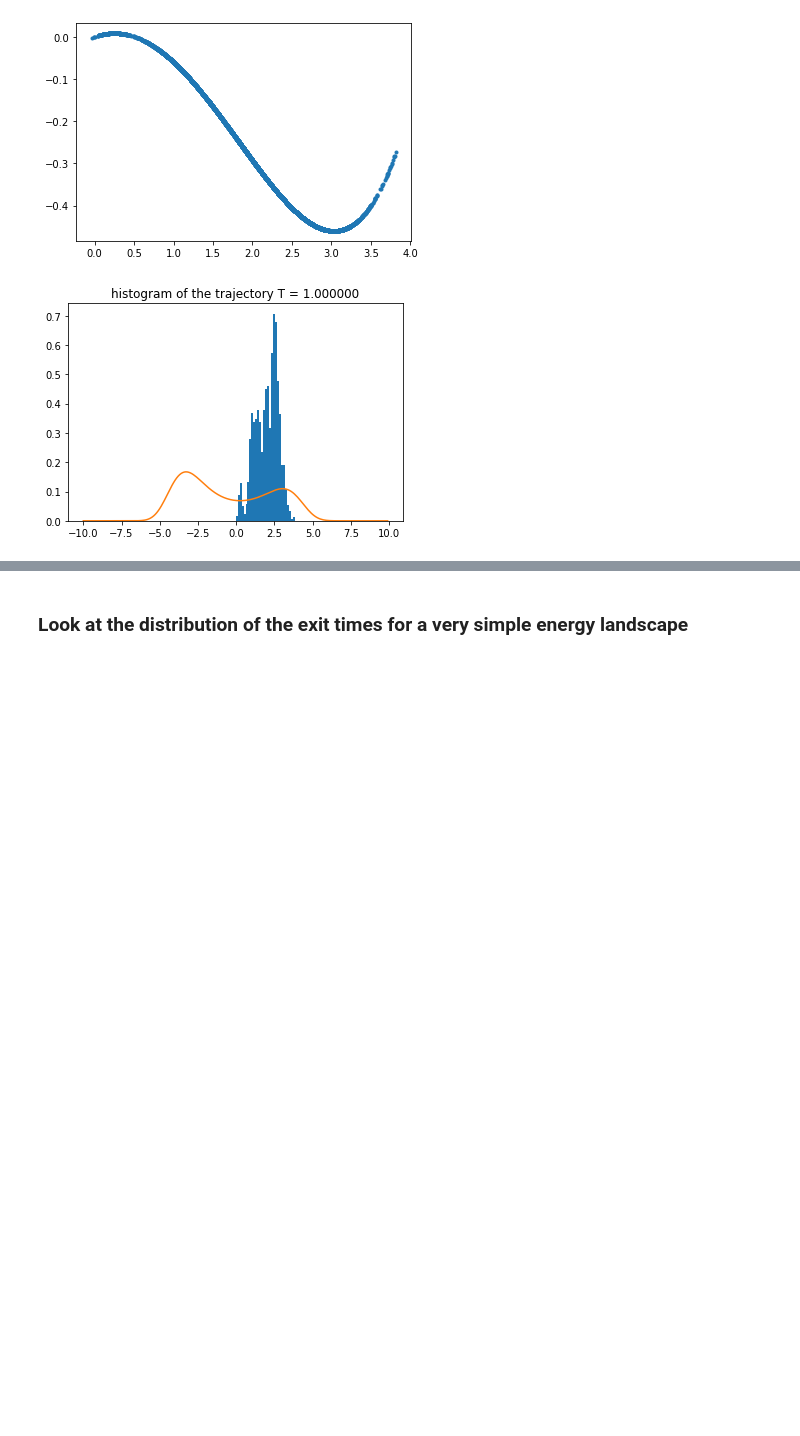
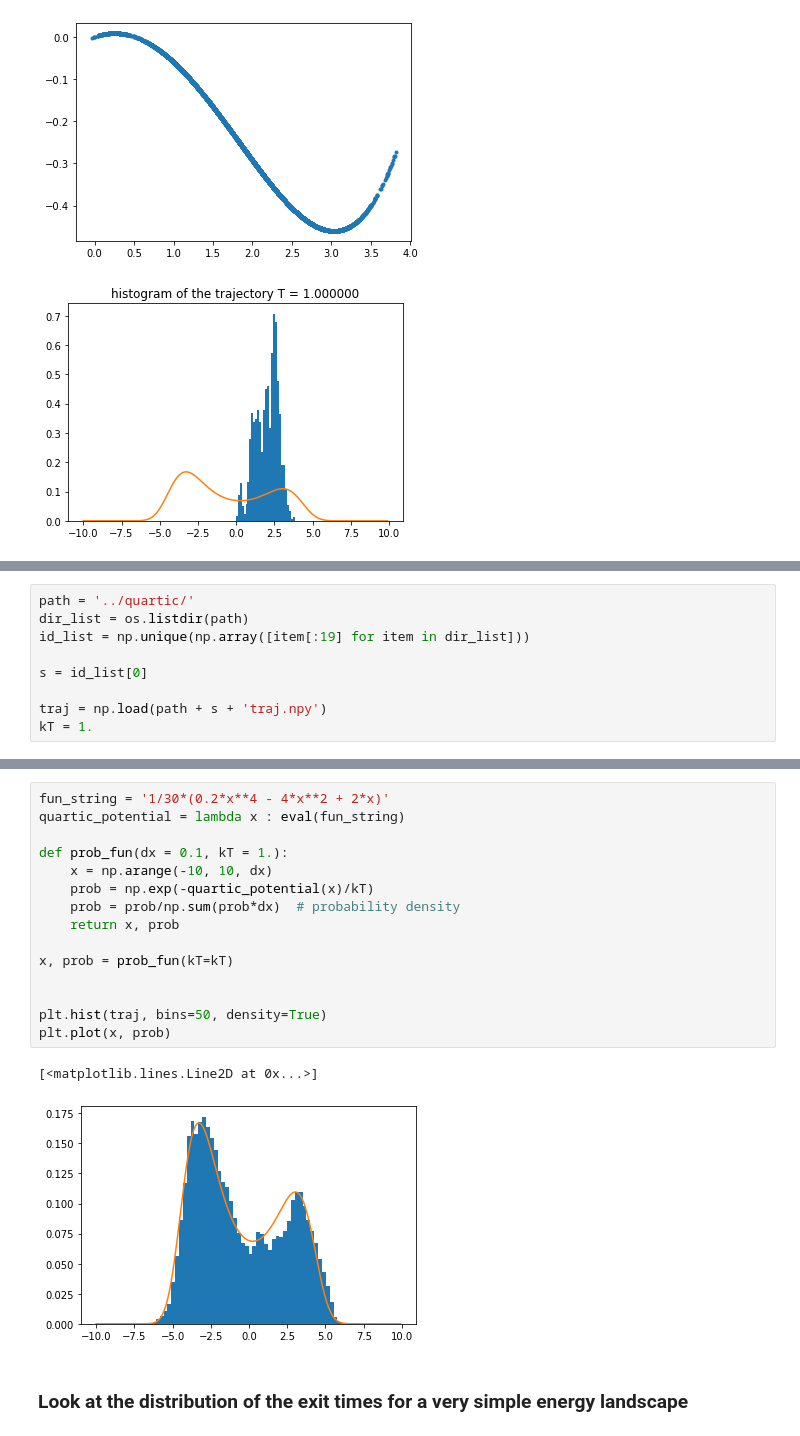
Before and after one commit to IvanGilardoni/Jeffreys_prior, a Jupyter notebook: exit_times.ipynb, the cells around one changed output, grey strips where cells are left out. Saved outputs shown, nothing was run; the diff lists cells and outputs as text; blank space fills up the shorter version.

```diff
--- a/exit_times.ipynb
+++ b/exit_times.ipynb
@@ -78,0 +82,9 @@ plt.plot(x, prob)
+# %%
+path = '../quartic/'
+dir_list = os.listdir(path)
+id_list = np.unique(np.array([item[:19] for item in dir_list]))
+
+s = id_list[0]
+
+traj = np.load(path + s + 'traj.npy')
+kT = 1.
@@ -79,3 +113,21 @@ plt.plot(x, prob)
+# %%
+fun_string = '1/30*(0.2*x**4 - 4*x**2 + 2*x)'
+quartic_potential = lambda x : eval(fun_string)
+
+def prob_fun(dx = 0.1, kT = 1.):
+    x = np.arange(-10, 10, dx)
+    prob = np.exp(-quartic_potential(x)/kT)
+    prob = prob/np.sum(prob*dx)  # probability density
+    return x, prob
+
+x, prob = prob_fun(kT=kT)
+
+
+plt.hist(traj, bins=50, density=True)
+plt.plot(x, prob)
+# %% [output]
+[<matplotlib.lines.Line2D at 0x...>]
+[figure, added]
 # %% [markdown]
 ### Look at the distribution of the exit times for a very simple energy landscape
 # %%
```
Also changed, not shown: parts of 5 cells of this notebook, 1 other file.
